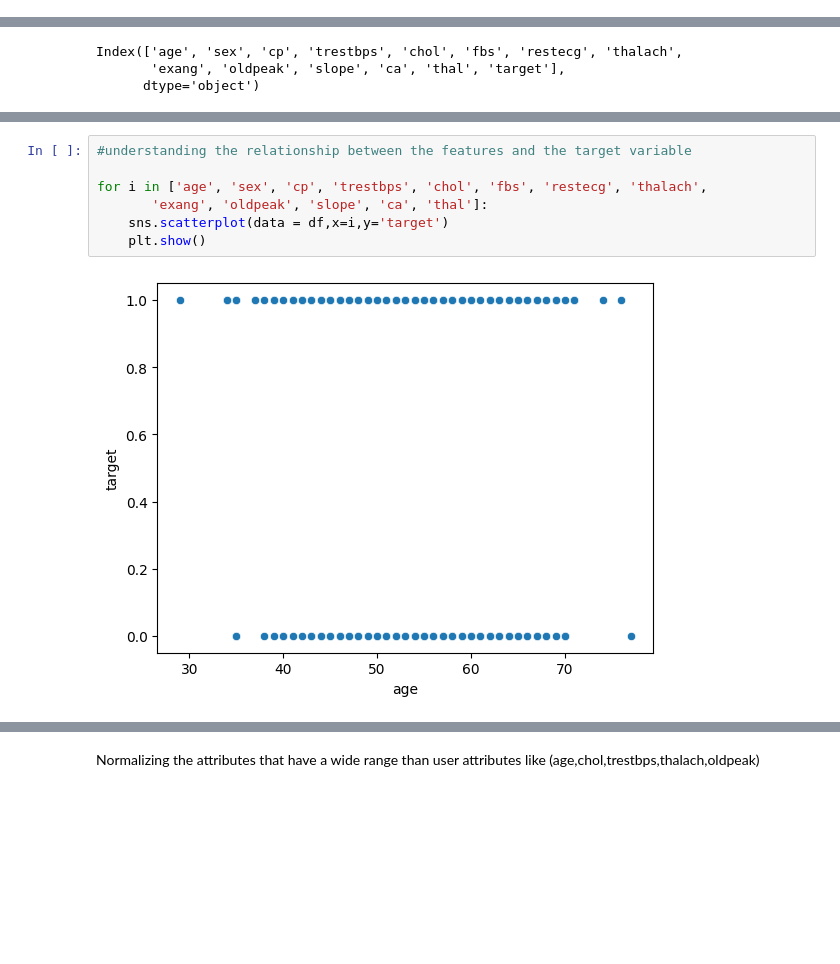
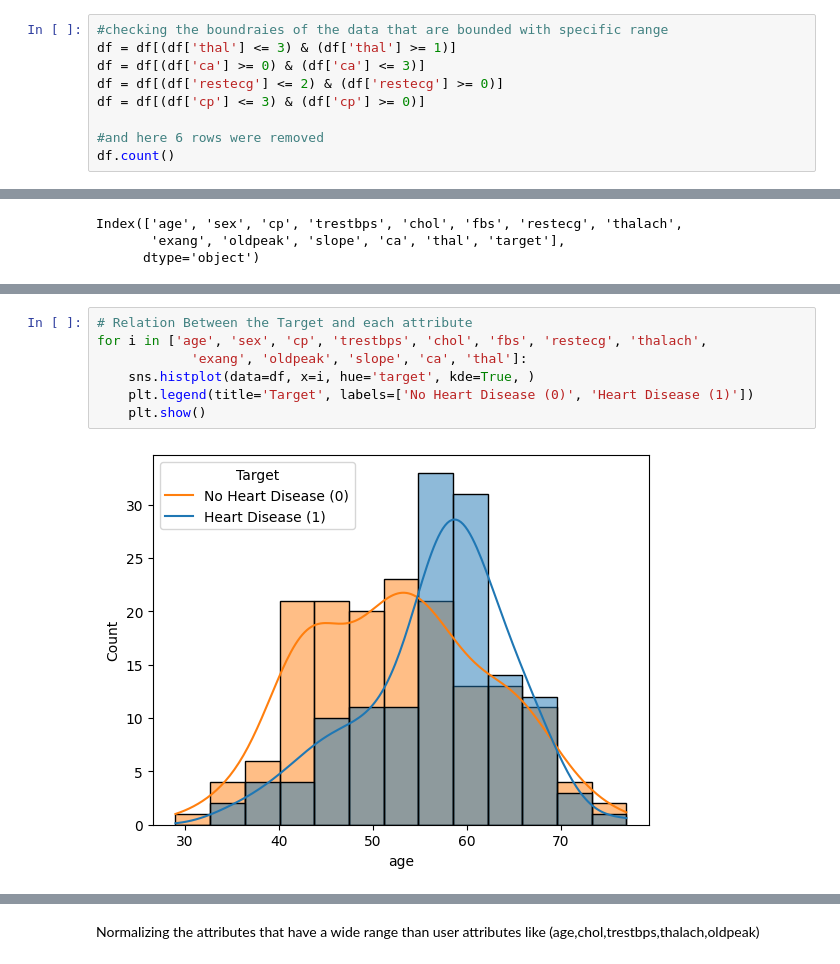
Before and after one commit to AhmedSameh19/AI-Test, a Jupyter notebook: Machine learning model.ipynb, the cells around one changed output, grey strips where cells are left out. Drawn from its saved outputs; the diff is of its cells as text; blank space fills up the shorter version.

```diff
--- a/Machine learning model.ipynb
+++ b/Machine learning model.ipynb
@@ -107,0 +101,9 @@ df.describe(include='all')
+# %%
+#checking the boundraies of the data that are bounded with specific range
+df = df[(df['thal'] <= 3) & (df['thal'] >= 1)]
+df = df[(df['ca'] >= 0) & (df['ca'] <= 3)]
+df = df[(df['restecg'] <= 2) & (df['restecg'] >= 0)]
+df = df[(df['cp'] <= 3) & (df['cp'] >= 0)]
+
+#and here 6 rows were removed
+df.count()
@@ -156,9 +186,9 @@ for i in col:
 # %%
-#understanding the relationship between the features and the target variable
-
+# Relation Between the Target and each attribute
 for i in ['age', 'sex', 'cp', 'trestbps', 'chol', 'fbs', 'restecg', 'thalach',
-       'exang', 'oldpeak', 'slope', 'ca', 'thal']:
-    sns.scatterplot(data = df,x=i,y='target')
+            'exang', 'oldpeak', 'slope', 'ca', 'thal']:
+    sns.histplot(data=df, x=i, hue='target', kde=True, )
+    plt.legend(title='Target', labels=['No Heart Disease (0)', 'Heart Disease (1)'])
     plt.show()
 # %% [output]
-[figure, old version]
+[figure, new version]
```
Also changed, not shown: parts of 56 cells of this notebook, 10 other files.
